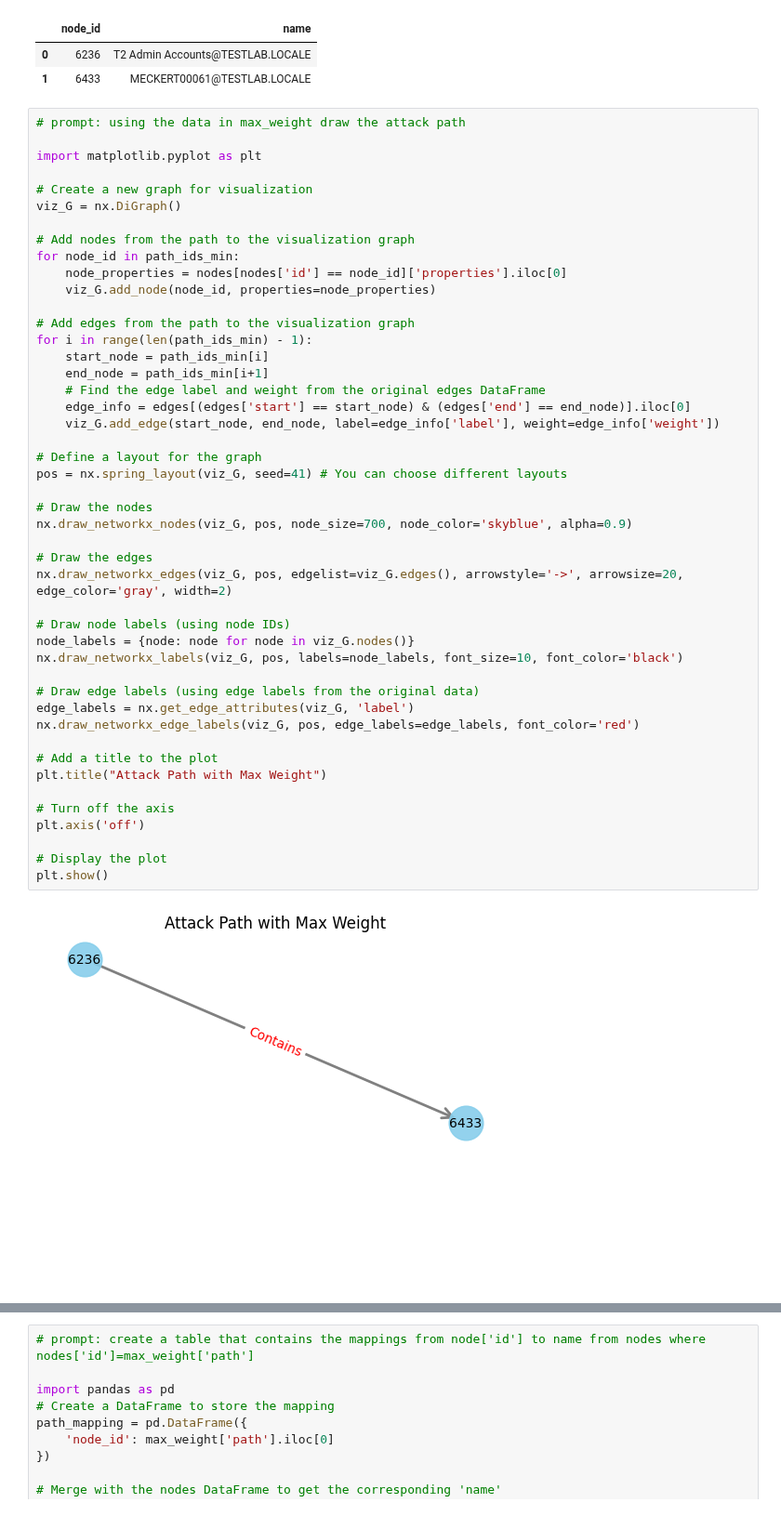
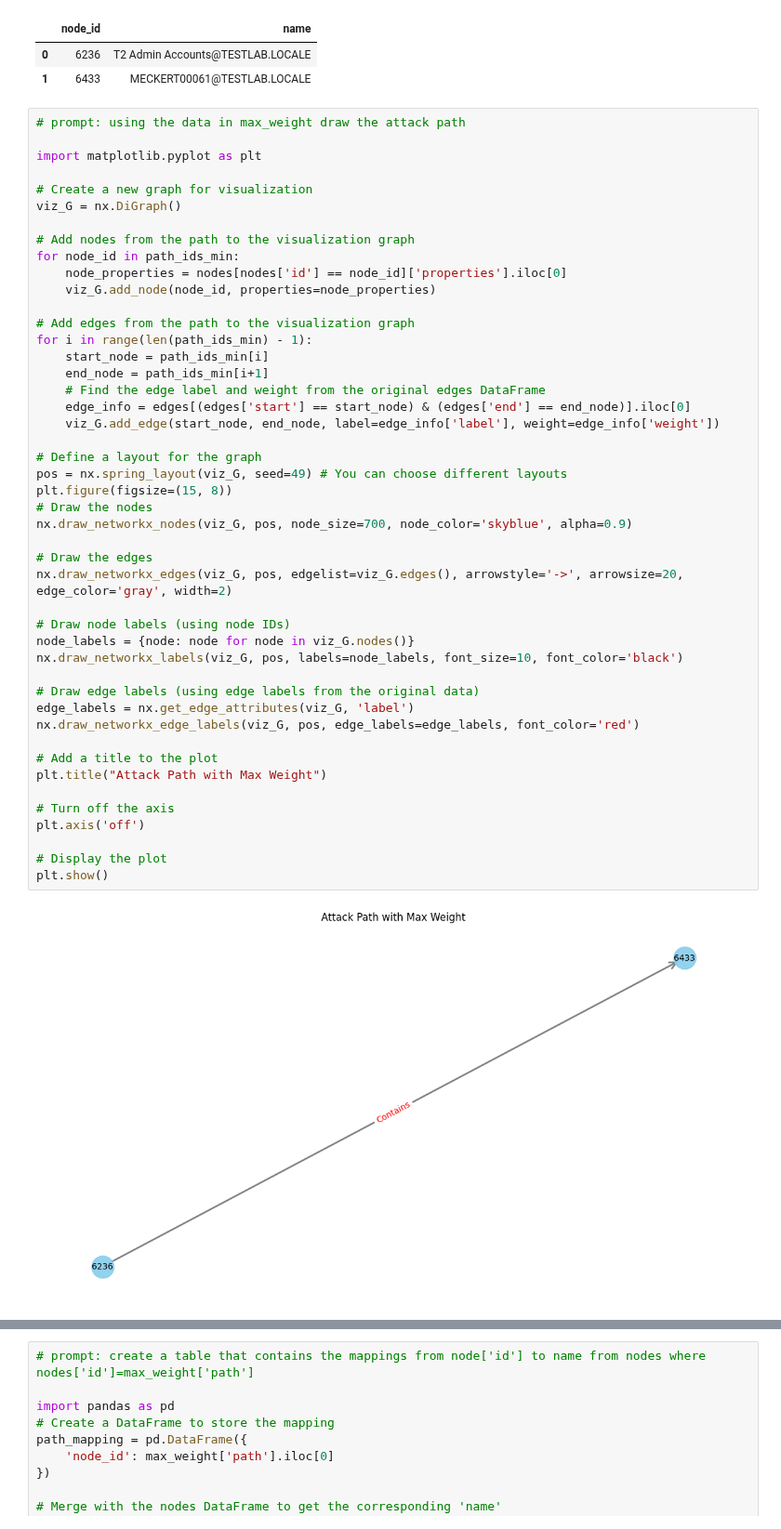
Before and after one commit to markajbell/BH, a Jupyter notebook: activedirectory.ipynb, the cells around one changed output, grey strips where cells are left out. Shown at 93% size. Drawn from its saved outputs; the diff is of its cells as text.

```diff
--- a/activedirectory.ipynb
+++ b/activedirectory.ipynb
@@ -772,36 +753,36 @@ for i in range(len(path_ids_min) - 1):
     start_node = path_ids_min[i]
     end_node = path_ids_min[i+1]
     # Find the edge label and weight from the original edges DataFrame
     edge_info = edges[(edges['start'] == start_node) & (edges['end'] == end_node)].iloc[0]
     viz_G.add_edge(start_node, end_node, label=edge_info['label'], weight=edge_info['weight'])
 
 # Define a layout for the graph
-pos = nx.spring_layout(viz_G, seed=41) # You can choose different layouts
-
+pos = nx.spring_layout(viz_G, seed=49) # You can choose different layouts
+plt.figure(figsize=(15, 8))
 # Draw the nodes
 nx.draw_networkx_nodes(viz_G, pos, node_size=700, node_color='skyblue', alpha=0.9)
 
 # Draw the edges
 nx.draw_networkx_edges(viz_G, pos, edgelist=viz_G.edges(), arrowstyle='->', arrowsize=20, edge_color='gray', width=2)
 
 # Draw node labels (using node IDs)
 node_labels = {node: node for node in viz_G.nodes()}
 nx.draw_networkx_labels(viz_G, pos, labels=node_labels, font_size=10, font_color='black')
 
 # Draw edge labels (using edge labels from the original data)
 edge_labels = nx.get_edge_attributes(viz_G, 'label')
 nx.draw_networkx_edge_labels(viz_G, pos, edge_labels=edge_labels, font_color='red')
 
 # Add a title to the plot
 plt.title("Attack Path with Max Weight")
 
 # Turn off the axis
 plt.axis('off')
 
 # Display the plot
 plt.show()
 # %% [output]
-[figure, old version]
+[figure, new version]
 # %%
 # prompt: using the data in max_weight draw the attack path
 
```
Also changed, not shown: parts of 16 cells of this notebook.
